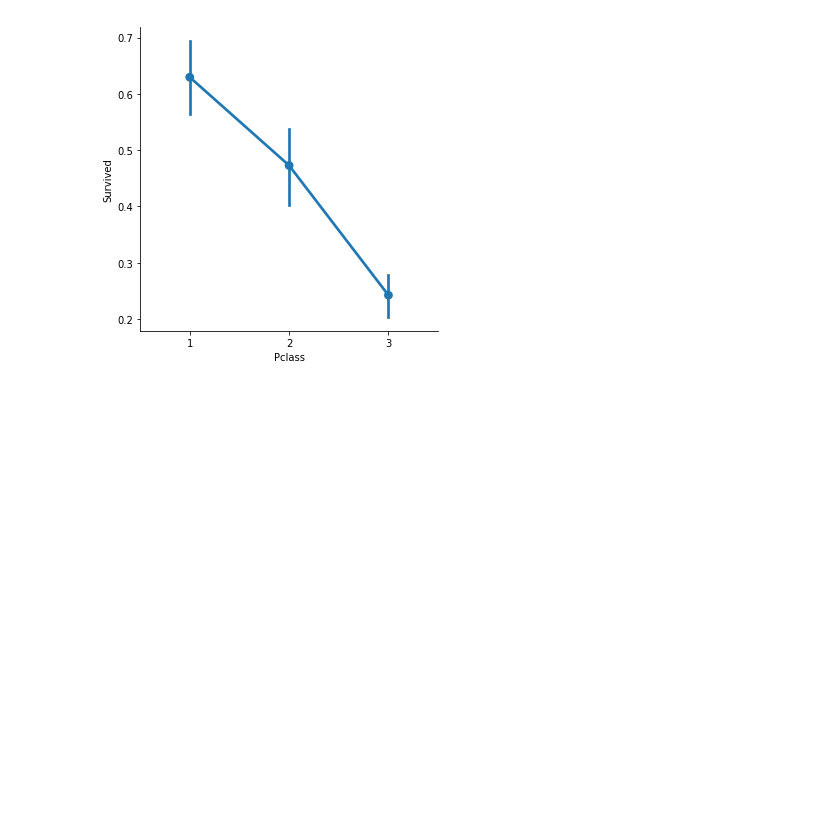
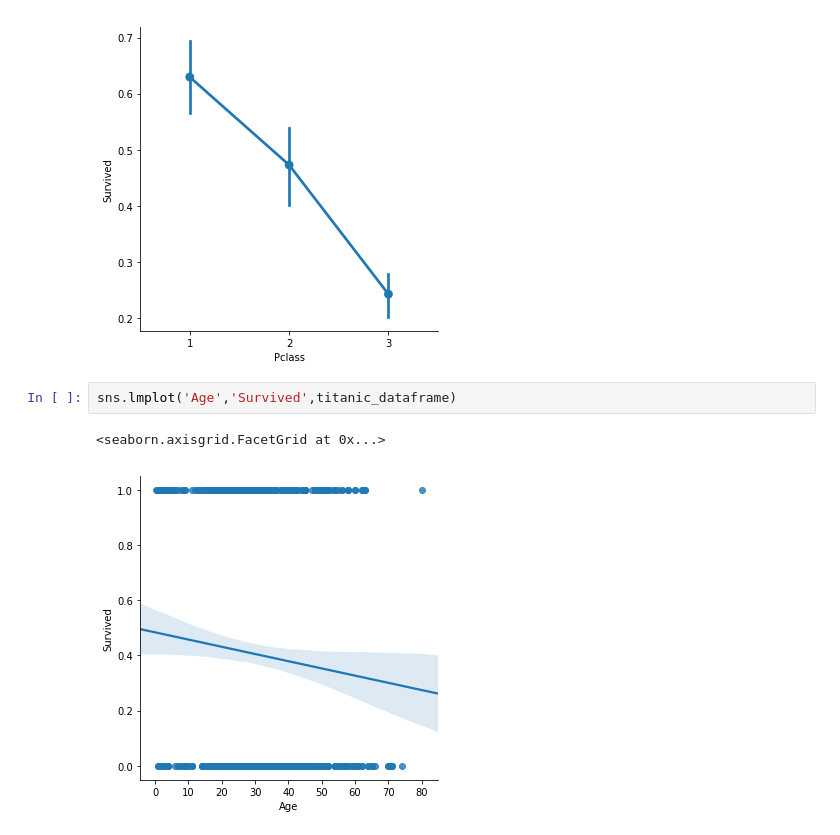
Before and after one commit to hkacmaz/Titanic-Passenger-Survivors, a Jupyter notebook: Titanic Survivors Analysis.ipynb, the cells around one changed output. Drawn from its saved outputs; the diff is of its cells as text; blank space fills up the shorter version.

Commit message:
plot data and regression
x=Age, y=Survived and the second lmplot is x=Age, y=Survived column but plotted data will be base on 'Pclass'

```diff
--- a/Titanic Survivors Analysis.ipynb
+++ b/Titanic Survivors Analysis.ipynb
@@ -308,3 +308,8 @@ sns.catplot('Pclass','Survived',data=titanic_dataframe,kind='point')
 # %% [output]
 <seaborn.axisgrid.FacetGrid at 0x...>
 [figure]
+# %%
+sns.lmplot('Age','Survived',titanic_dataframe)
+# %% [output]
+<seaborn.axisgrid.FacetGrid at 0x...>
+[figure, added]
```
Also changed, not shown: parts of 1 cell of this notebook.
